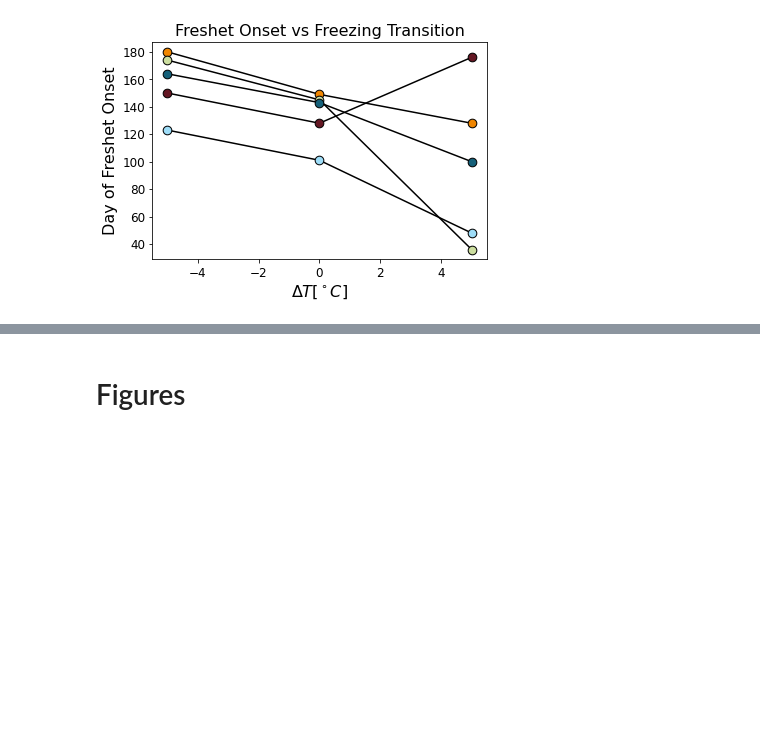
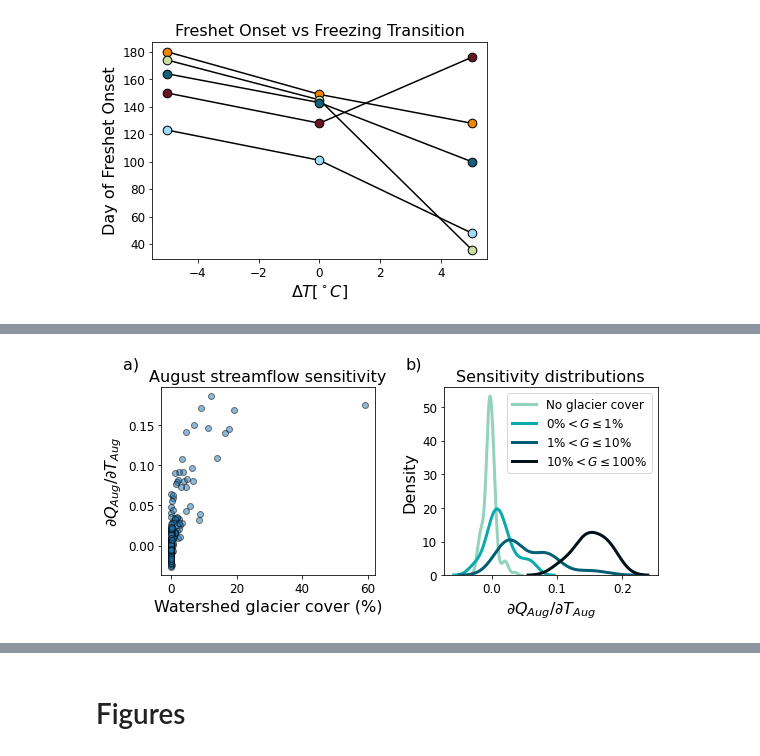
Before and after one commit to andersonsam/cnn_lstm_era, a Jupyter notebook: mini.ipynb, the cells around one changed output, grey strips where cells are left out. Drawn from its saved outputs; the diff is of its cells as text; code cells hidden in the pictures; blank space fills up the shorter version.

```diff
--- a/mini.ipynb
+++ b/mini.ipynb
@@ -671,7 +679,3 @@ prov = ['British Columbia', 'Alberta']
-# %%
-#load station basins
-pickle_in = open(dir_data_mini + '/' + 'stationBasins.pickle','rb')
-stationBasins = pickle.load(pickle_in)
 # %%
 Nmini = 365
 
@@ -1645,0 +1821,54 @@ if saveEPS:
+# %%
+saveIt = 0
+
+fs = 16
+
+nrows = 1
+ncols = 2
+fig, axes = plt.subplots(nrows = nrows, ncols = ncols, figsize = (4*ncols, 4*nrows))
+
+xx = stationPG * 100
+
+#scatter
+axes[0].scatter(xx, dQ_dT, edgecolor = 'k', alpha = 0.5)
+axes[0].set_xlabel('Watershed glacier cover (%)', fontsize = fs)
+axes[0].set_ylabel('$\partial Q_{Aug} / \partial T_{Aug}$', fontsize = fs)
+axes[0].set_title('August streamflow sensitivity', fontsize = fs)
+axes[0].tick_params(labelsize = fs-4)
+
+#kde
+rgbs = np.array([[148, 210, 189],
+                 [11, 170, 173],
+                 [0, 95, 115],
+                 [0, 18, 25]]) / 255
+cmap = matplotlib.colors.ListedColormap(rgbs)
+bounds = [0,1,2,3,4]
+norm = matplotlib.colors.BoundaryNorm(bounds, cmap.N)
+thresholds = [-0.1,0,0.01,0.1,1]
+labels = ['No glacier cover',
+          '$0\%<G\leq 1\%$',
+          '$1\%<G\leq 10\%$',
+          '$10\%<G\leq 100\%$']
+for kk, maxval in enumerate(thresholds):
+  if kk > 0:
+    inds = np.squeeze( np.argwhere( (stationPG>thresholds[kk-1]) & (stationPG<=maxval) ) )
+    sns.kdeplot(dQ_dT[inds], ax = axes[1], label = labels[kk-1], color = cmap(norm(kk-1)), linewidth=3)
+
+axes[1].set_xlabel('$\partial Q_{Aug} / \partial T_{Aug}$', fontsize = fs)
+axes[1].set_ylabel('Density', fontsize = fs)
+axes[1].set_title('Sensitivity distributions', fontsize = fs)
+axes[1].tick_params(labelsize = fs-4)
+plt.legend(fontsize = fs-4)
+
+#make panel a / b
+axes[0].text(-0.18,1.1,'a)', fontsize = fs, transform = axes[0].transAxes)
+axes[1].text(-0.18,1.1,'b)', fontsize = fs, transform = axes[1].transAxes)
+
+plt.tight_layout()
+
+if saveIt:
+  plt.savefig('dQa_dTa_glaciers.png', bbox_inches = 'tight', dpi = 300)
+
+plt.show()
+# %% [output]
+[figure, added]
```
Also changed, not shown: parts of 26 cells of this notebook.
